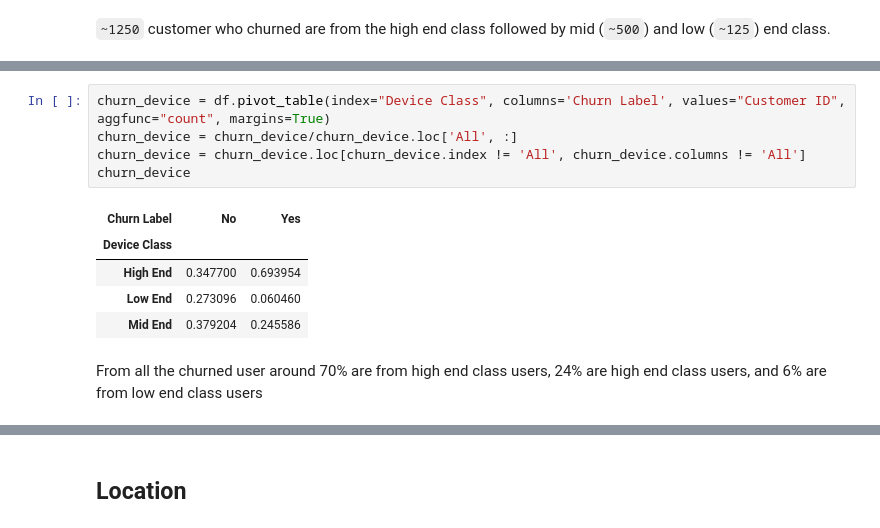
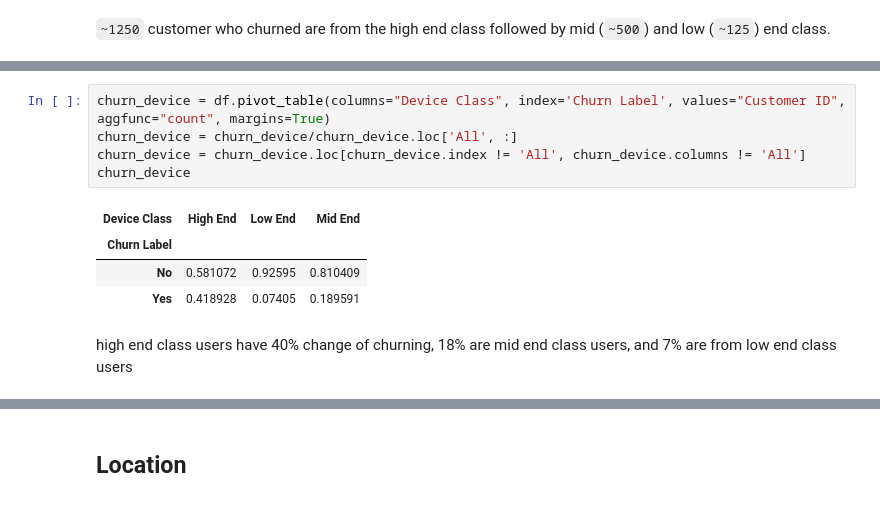
Before and after one commit to marcellinus-witarsah/data-challenge-dsw-2023, a Jupyter notebook: notebooks/03_churn_model.ipynb, the cells around one changed output, grey strips where cells are left out. Drawn from its saved outputs; the diff is of its cells as text.

```diff
--- a/notebooks/03_churn_model.ipynb
+++ b/notebooks/03_churn_model.ipynb
@@ -68,13 +61,12 @@ churn_device
 # %%
-churn_device = df.pivot_table(index="Device Class", columns='Churn Label', values="Customer ID", aggfunc="count", margins=True)
+churn_device = df.pivot_table(columns="Device Class", index='Churn Label', values="Customer ID", aggfunc="count", margins=True)
 churn_device = churn_device/churn_device.loc['All', :]
 churn_device = churn_device.loc[churn_device.index != 'All', churn_device.columns != 'All']
 churn_device
 # %% [output]
-| Churn Label | No | Yes |
-| Device Class |  |  |
-| High End | 0.347700 | 0.693954 |
-| Low End | 0.273096 | 0.060460 |
-| Mid End | 0.379204 | 0.245586 |
+| Device Class | High End | Low End | Mid End |
+| Churn Label |  |  |  |
+| No | 0.581072 | 0.92595 | 0.810409 |
+| Yes | 0.418928 | 0.07405 | 0.189591 |
 # %% [markdown]
-From all the churned user around 70% are from high end class users, 24% are high end class users, and 6% are from low end class users
+high end class users have 40% change of churning, 18% are mid end class users, and 7% are from low end class users
```
Also changed, not shown: parts of 19 cells of this notebook.
